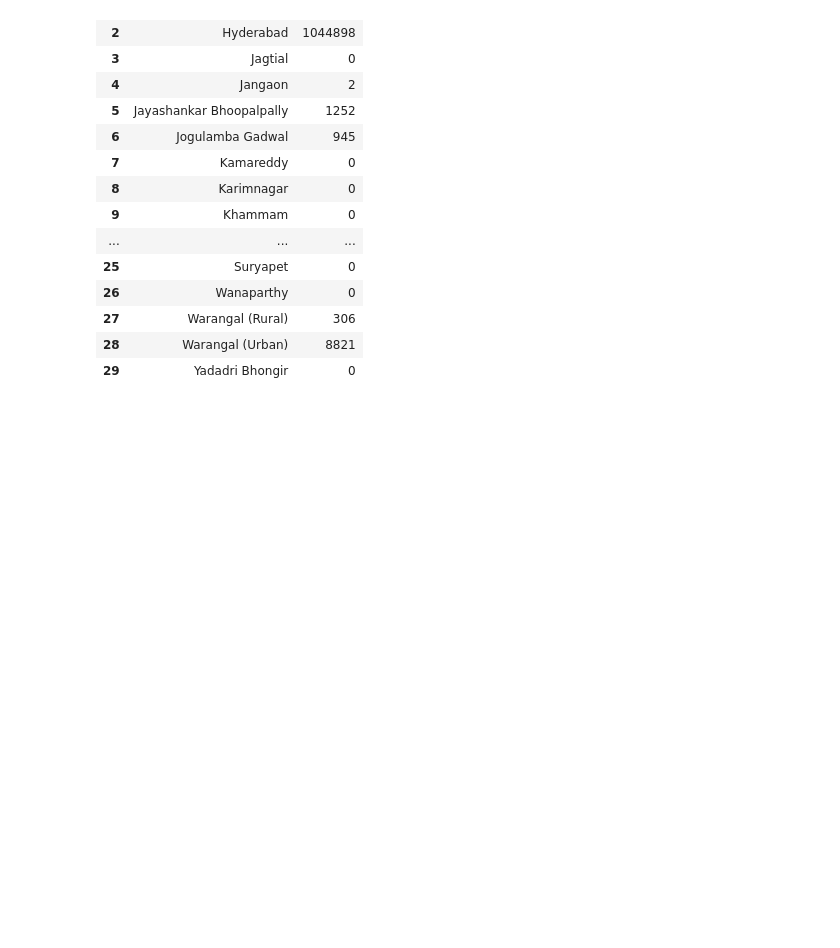
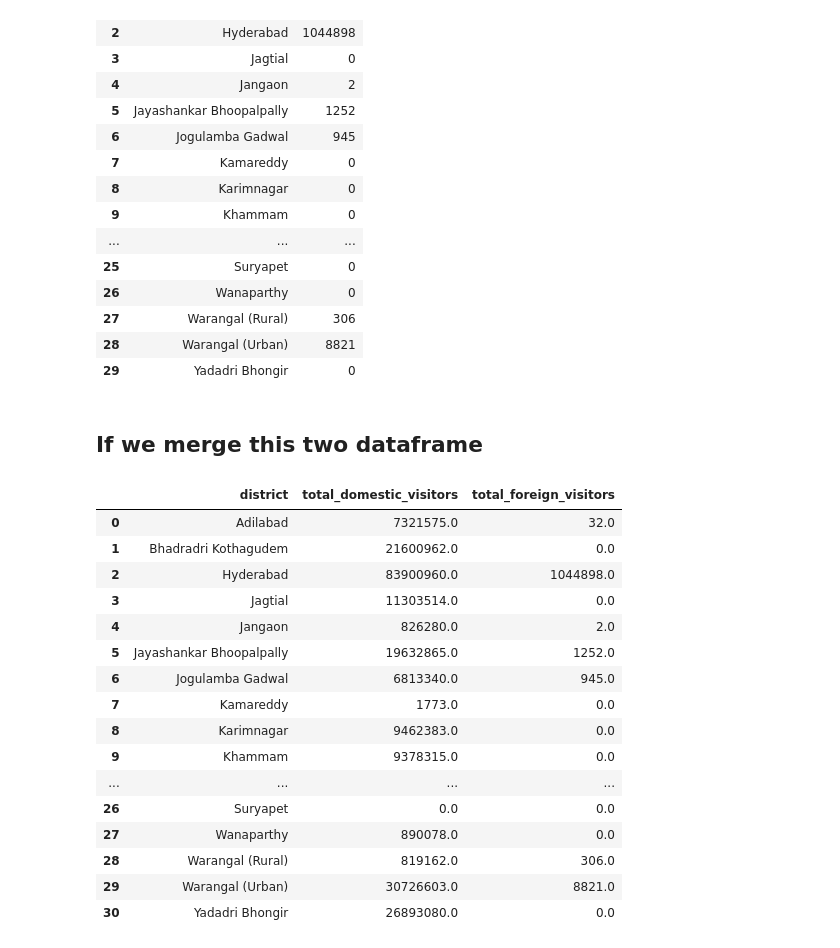
Before and after one commit to sourabhms66/Tourism_Revenue, a Jupyter notebook: codes.ipynb, the cells around one changed output. Cells and saved outputs as stored; diff of their text form; code cells hidden in the pictures; blank space fills up the shorter version.

```diff
--- a/codes.ipynb
+++ b/codes.ipynb
@@ -729,0 +728,24 @@ foreign_district_wise = foreign_clean.groupby('district')['visitors'].sum().rese
+# %%
+foreign_district_wise.rename(columns={'visitors': 'total_foreign_visitors'}, inplace=True)
+# %% [markdown]
+## If we merge this two dataframe
+# %%
+domestic_district_wise.merge(foreign_district_wise,on='district',how='outer')
+# %% [output]
+|  | district | total_domestic_visitors | total_foreign_visitors |
+| 0 | Adilabad | 7321575.0 | 32.0 |
+| 1 | Bhadradri Kothagudem | 21600962.0 | 0.0 |
+| 2 | Hyderabad | 83900960.0 | 1044898.0 |
+| 3 | Jagtial | 11303514.0 | 0.0 |
+| 4 | Jangaon | 826280.0 | 2.0 |
+| 5 | Jayashankar Bhoopalpally | 19632865.0 | 1252.0 |
+| 6 | Jogulamba Gadwal | 6813340.0 | 945.0 |
+| 7 | Kamareddy | 1773.0 | 0.0 |
+| 8 | Karimnagar | 9462383.0 | 0.0 |
+| 9 | Khammam | 9378315.0 | 0.0 |
+| ... | ... | ... | ... |
+| 26 | Suryapet | 0.0 | 0.0 |
+| 27 | Wanaparthy | 890078.0 | 0.0 |
+| 28 | Warangal (Rural) | 819162.0 | 306.0 |
+| 29 | Warangal (Urban) | 30726603.0 | 8821.0 |
+| 30 | Yadadri Bhongir | 26893080.0 | 0.0 |
```
Also changed, not shown: parts of 1 cell of this notebook.
